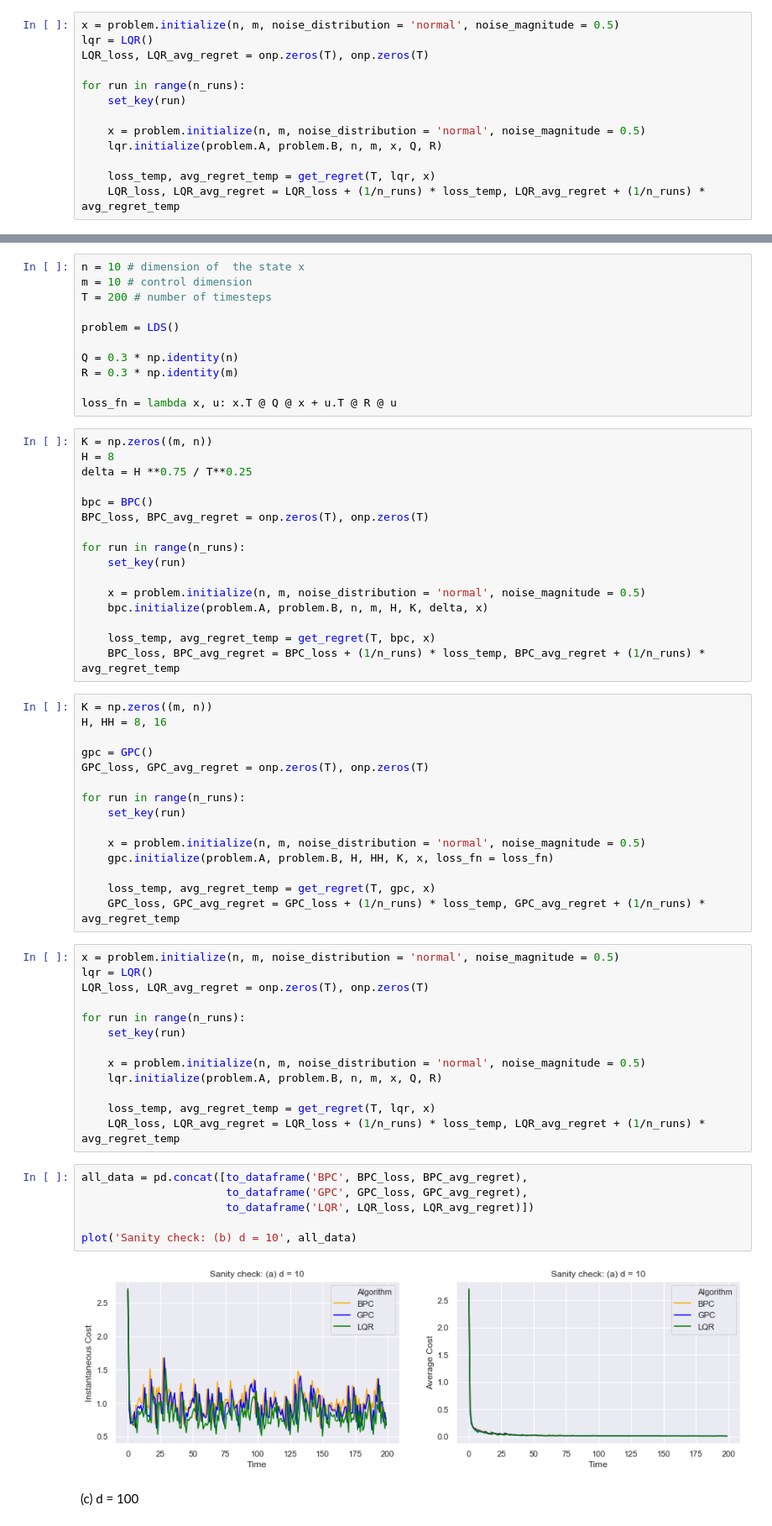
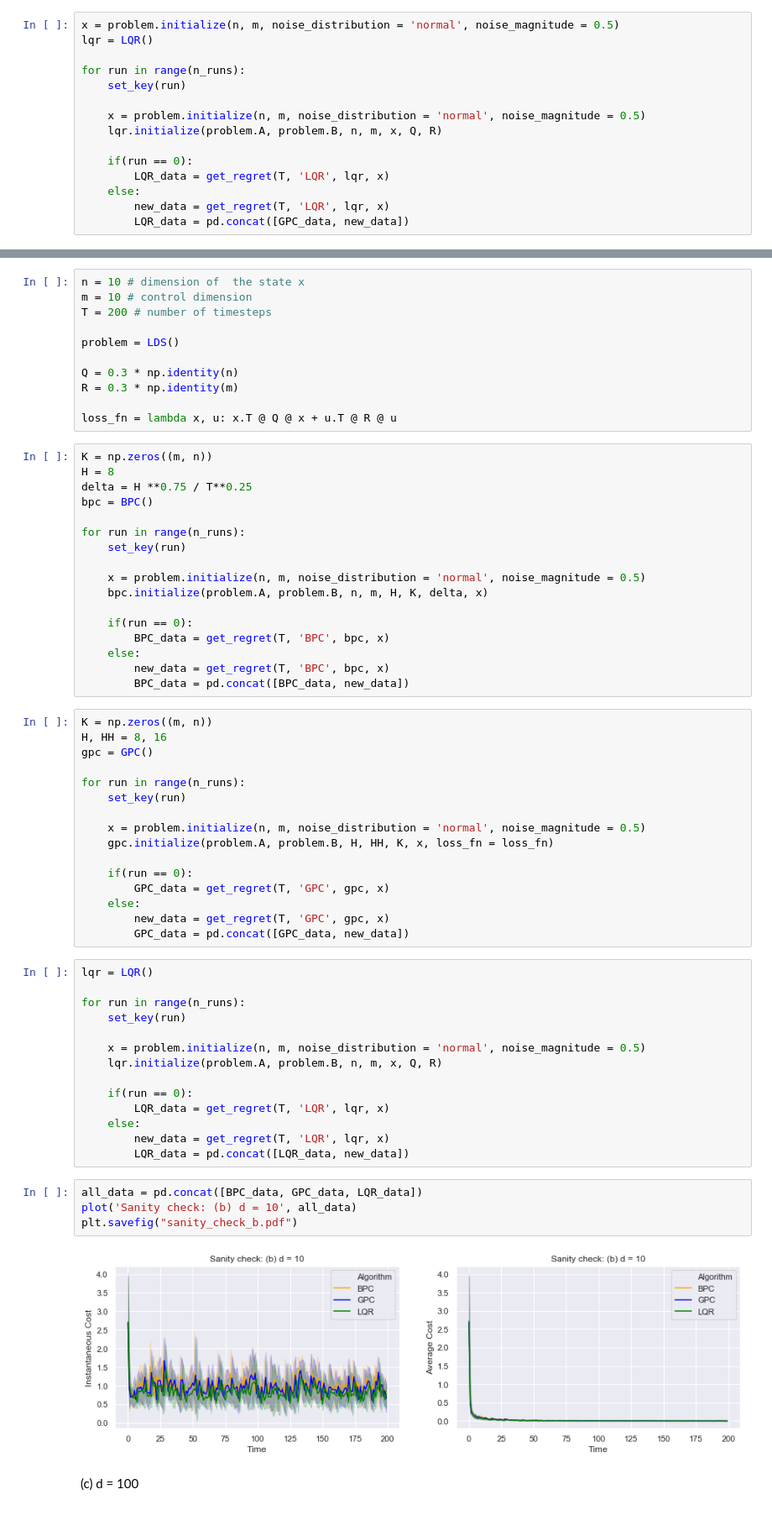
Before and after one commit to MinRegret/TigerControl, a Jupyter notebook: in-progress/Experiments.ipynb, the cells around one changed output, grey strips where cells are left out. Shown at 84% size. Drawn from its saved outputs; the diff is of its cells as text.

```diff
--- a/in-progress/Experiments.ipynb
+++ b/in-progress/Experiments.ipynb
@@ -108,7 +108,6 @@ for run in range(n_runs):
 # %%
 x = problem.initialize(n, m, noise_distribution = 'normal', noise_magnitude = 0.5)
 lqr = LQR()
-LQR_loss, LQR_avg_regret = onp.zeros(T), onp.zeros(T)
 
 for run in range(n_runs):
     set_key(run)
@@ -116,5 +115,8 @@ for run in range(n_runs):
     x = problem.initialize(n, m, noise_distribution = 'normal', noise_magnitude = 0.5)
     lqr.initialize(problem.A, problem.B, n, m, x, Q, R)
 
-    loss_temp, avg_regret_temp = get_regret(T, lqr, x)
-    LQR_loss, LQR_avg_regret = LQR_loss + (1/n_runs) * loss_temp, LQR_avg_regret + (1/n_runs) * avg_regret_temp
+    if(run == 0):
+        LQR_data = get_regret(T, 'LQR', lqr, x)
+    else:
+        new_data = get_regret(T, 'LQR', lqr, x)
+        LQR_data = pd.concat([GPC_data, new_data])
@@ -143,9 +144,7 @@ loss_fn = lambda x, u: x.T @ Q @ x + u.T @ R @ u
 K = np.zeros((m, n))
 H = 8
 delta = H **0.75 / T**0.25
-
 bpc = BPC()
-BPC_loss, BPC_avg_regret = onp.zeros(T), onp.zeros(T)
 
 for run in range(n_runs):
     set_key(run)
@@ -153,14 +152,15 @@ for run in range(n_runs):
     x = problem.initialize(n, m, noise_distribution = 'normal', noise_magnitude = 0.5)
     bpc.initialize(problem.A, problem.B, n, m, H, K, delta, x)
 
-    loss_temp, avg_regret_temp = get_regret(T, bpc, x)
-    BPC_loss, BPC_avg_regret = BPC_loss + (1/n_runs) * loss_temp, BPC_avg_regret + (1/n_runs) * avg_regret_temp
+    if(run == 0):
+        BPC_data = get_regret(T, 'BPC', bpc, x)
+    else:
+        new_data = get_regret(T, 'BPC', bpc, x)
+        BPC_data = pd.concat([BPC_data, new_data])
 # %%
 K = np.zeros((m, n))
 H, HH = 8, 16
-
 gpc = GPC()
-GPC_loss, GPC_avg_regret = onp.zeros(T), onp.zeros(T)
 
 for run in range(n_runs):
     set_key(run)
@@ -168,12 +168,13 @@ for run in range(n_runs):
     x = problem.initialize(n, m, noise_distribution = 'normal', noise_magnitude = 0.5)
     gpc.initialize(problem.A, problem.B, H, HH, K, x, loss_fn = loss_fn)
 
-    loss_temp, avg_regret_temp = get_regret(T, gpc, x)
-    GPC_loss, GPC_avg_regret = GPC_loss + (1/n_runs) * loss_temp, GPC_avg_regret + (1/n_runs) * avg_regret_temp
+    if(run == 0):
+        GPC_data = get_regret(T, 'GPC', gpc, x)
+    else:
+        new_data = get_regret(T, 'GPC', gpc, x)
+        GPC_data = pd.concat([GPC_data, new_data])
 # %%
-x = problem.initialize(n, m, noise_distribution = 'normal', noise_magnitude = 0.5)
 lqr = LQR()
-LQR_loss, LQR_avg_regret = onp.zeros(T), onp.zeros(T)
 
 for run in range(n_runs):
     set_key(run)
@@ -181,16 +182,17 @@ for run in range(n_runs):
     x = problem.initialize(n, m, noise_distribution = 'normal', noise_magnitude = 0.5)
     lqr.initialize(problem.A, problem.B, n, m, x, Q, R)
 
-    loss_temp, avg_regret_temp = get_regret(T, lqr, x)
-    LQR_loss, LQR_avg_regret = LQR_loss + (1/n_runs) * loss_temp, LQR_avg_regret + (1/n_runs) * avg_regret_temp
+    if(run == 0):
+        LQR_data = get_regret(T, 'LQR', lqr, x)
+    else:
+        new_data = get_regret(T, 'LQR', lqr, x)
+        LQR_data = pd.concat([LQR_data, new_data])
 # %%
-all_data = pd.concat([to_dataframe('BPC', BPC_loss, BPC_avg_regret),
-                      to_dataframe('GPC', GPC_loss, GPC_avg_regret),
-                      to_dataframe('LQR', LQR_loss, LQR_avg_regret)])
-
+all_data = pd.concat([BPC_data, GPC_data, LQR_data])
 plot('Sanity check: (b) d = 10', all_data)
+plt.savefig("sanity_check_b.pdf")
 # %% [output]
-[figure, old version]
+[figure, new version]
 # %% [markdown]
 (c) d = 100
 # %%
```
Also changed, not shown: parts of 25 cells of this notebook.
